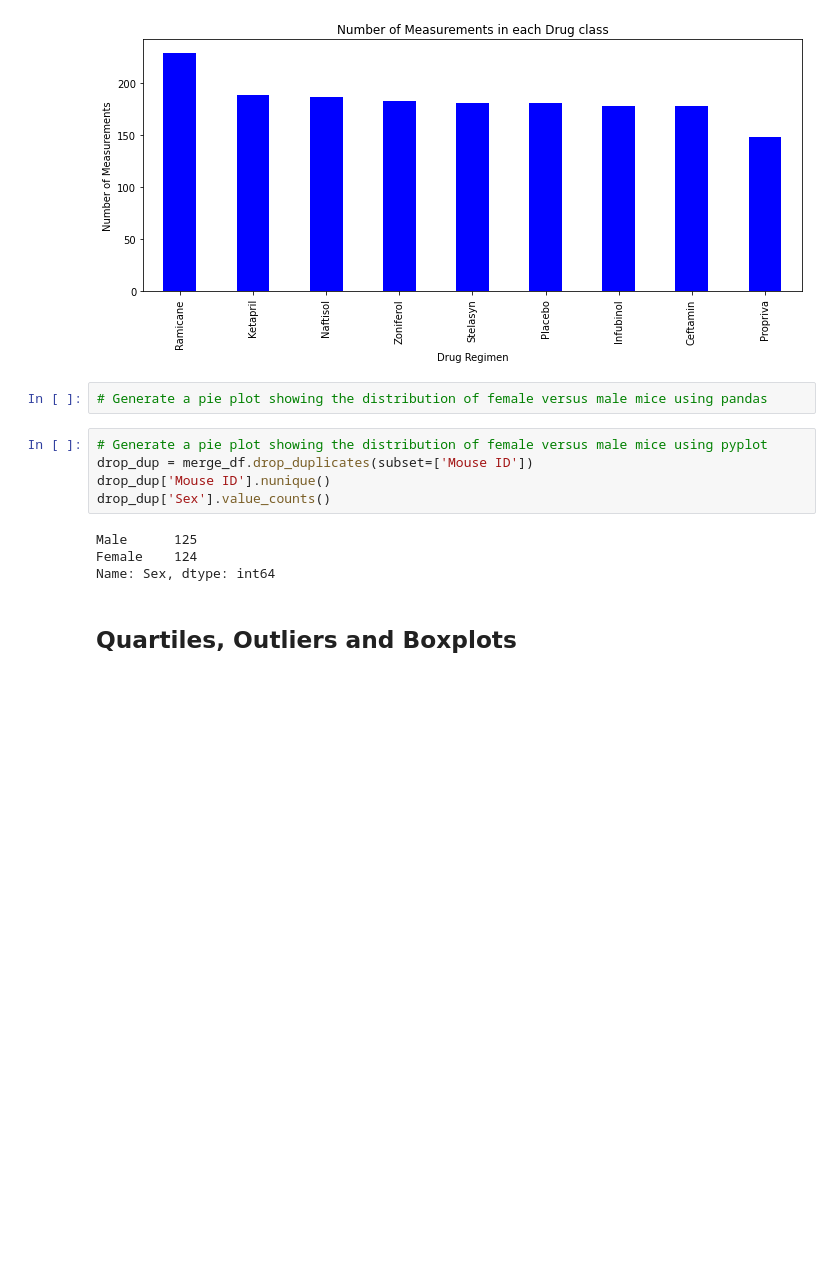
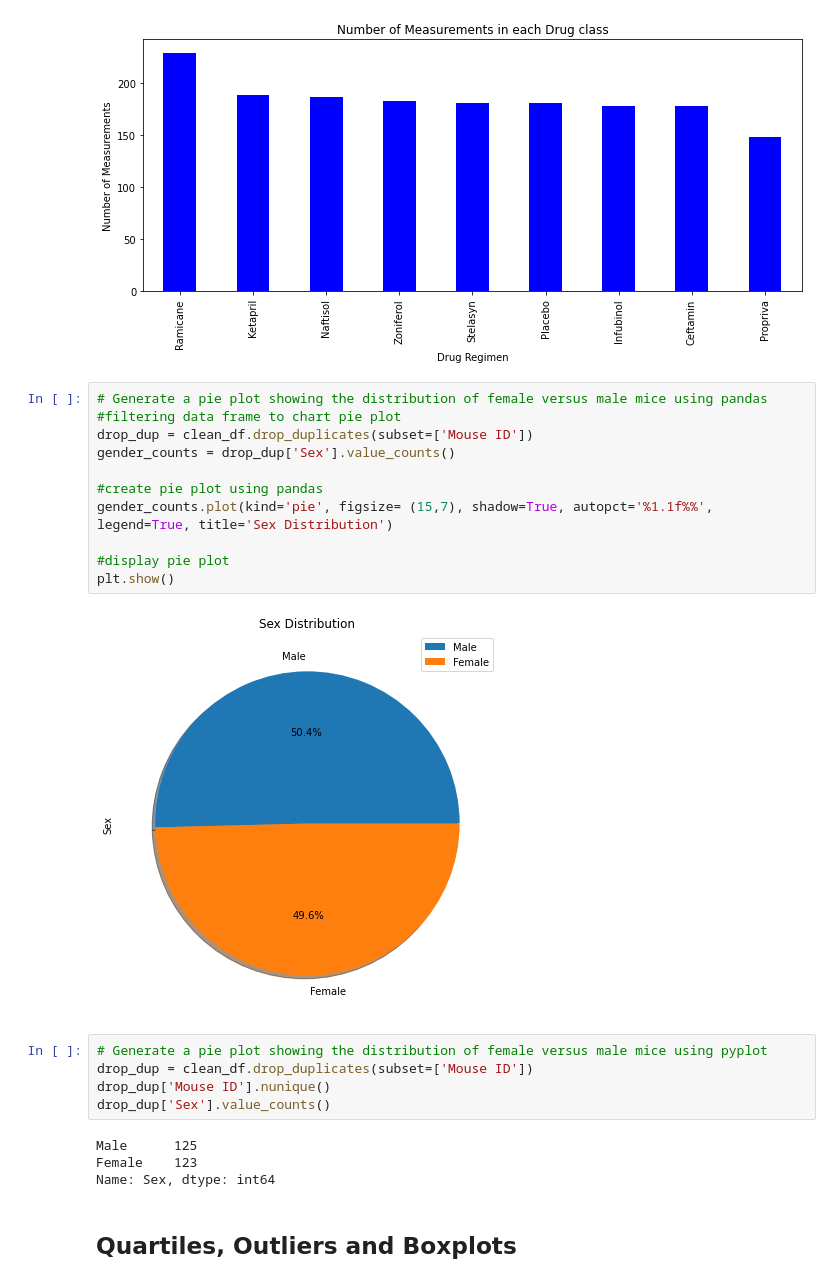
Before and after one commit to alexmartinez1745/Animal-Study-MatPlotLib, a Jupyter notebook: Pymaceuticals/pymaceuticals_starter.ipynb, the cells around one changed output. Drawn from its saved outputs; the diff is of its cells as text; blank space fills up the shorter version.

Commit message:
gender distribution pie w pandas

```diff
--- a/Pymaceuticals/pymaceuticals_starter.ipynb
+++ b/Pymaceuticals/pymaceuticals_starter.ipynb
@@ -178,17 +178,28 @@ plt.tight_layout()
 plt.show()
 # %% [output]
 [figure]
+# %%
+# Generate a pie plot showing the distribution of female versus male mice using pandas
+#filtering data frame to chart pie plot
+drop_dup = clean_df.drop_duplicates(subset=['Mouse ID'])
+gender_counts = drop_dup['Sex'].value_counts()
+
+#create pie plot using pandas
+gender_counts.plot(kind='pie', figsize= (15,7), shadow=True, autopct='%1.1f%%', legend=True, title='Sex Distribution')
+
+#display pie plot
+plt.show()
+# %% [output]
+[figure, added]
 # %%
-# Generate a pie plot showing the distribution of female versus male mice using pandas
+# Generate a pie plot showing the distribution of female versus male mice using pyplot
+drop_dup = clean_df.drop_duplicates(subset=['Mouse ID'])
+drop_dup['Mouse ID'].nunique()
+drop_dup['Sex'].value_counts()
+# %% [output]
+Male      125
+Female    123
+Name: Sex, dtype: int64
-# %%
-# Generate a pie plot showing the distribution of female versus male mice using pyplot
-drop_dup = merge_df.drop_duplicates(subset=['Mouse ID'])
-drop_dup['Mouse ID'].nunique()
-drop_dup['Sex'].value_counts()
-# %% [output]
-Male      125
-Female    124
-Name: Sex, dtype: int64
 # %% [markdown]
 ## Quartiles, Outliers and Boxplots
 # %%
```
